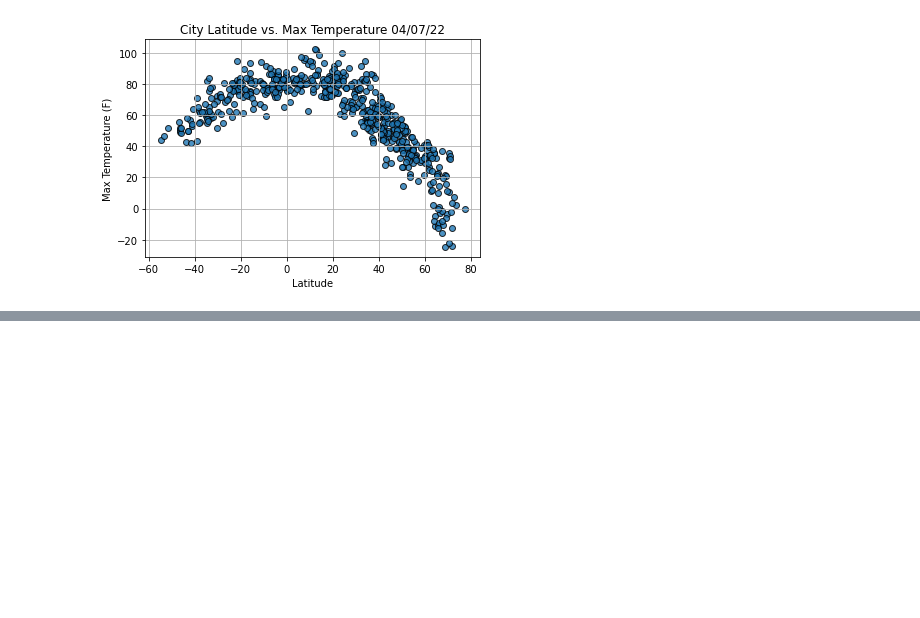
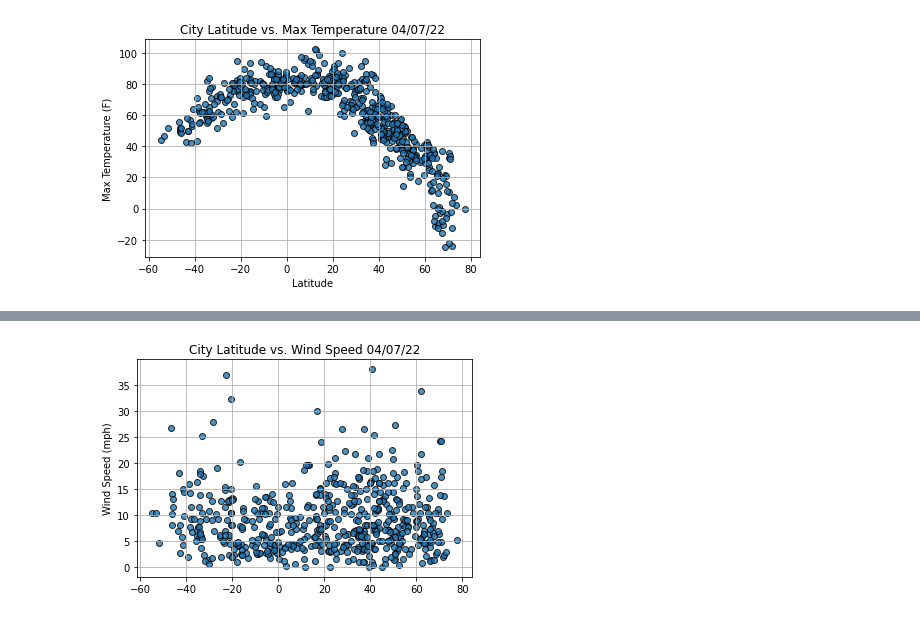
Before and after one commit to JorMerr/World_Weather_Analysis, a Jupyter notebook: WeatherPy.ipynb, the cells around one changed output, grey strips where cells are left out. Cells and saved outputs as stored; diff of their text form; code cells hidden in the pictures; blank space fills up the shorter version.

```diff
--- a/WeatherPy.ipynb
+++ b/WeatherPy.ipynb
@@ -217,15 +219,17 @@ plt.show()
 # %%
 # Build the scatter plots for latitude vs humidity.
 plt.scatter(lats,
            wind_speed,
-           edgecolor="black, linewidths=1, marker="o",
+           edgecolor="black", linewidths=1, marker="o",
            alpha=0.8, label="Cities")
 
 # Incorporate the other graph properties.
 plt.title(f"City Latitude vs. Wind Speed " + time.strftime("%x"))
 plt.ylabel("Wind Speed (mph)")
 plt.grid(True)
 # Save the figure.
 plt.savefig("weather_data/Fig4.png")
 # Show plot.
 plt.show()
+# %% [output]
+[figure, added]
```
Also changed, not shown: parts of 15 cells of this notebook.
